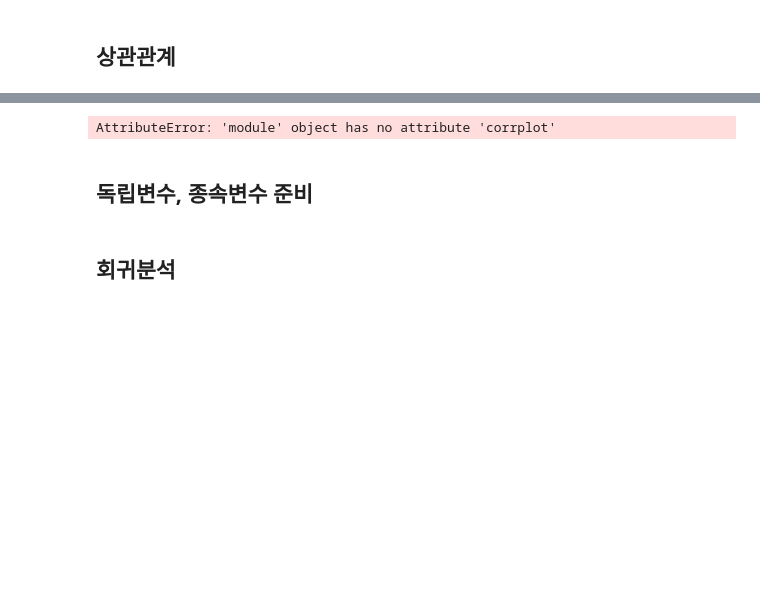
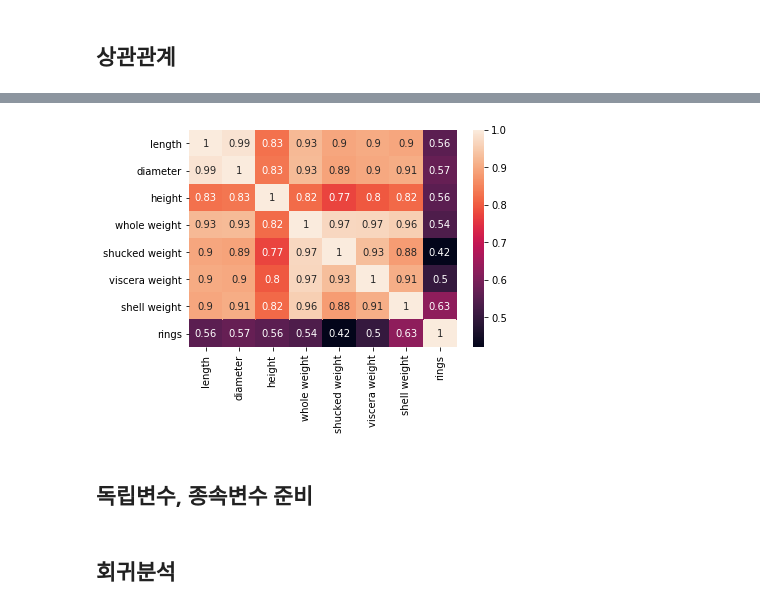
Before and after one commit to HeegeePark/MyStudySpace, a Jupyter notebook: 2019-2/BigData_Spark/src/ds7_regression.ipynb, the cells around one changed output, grey strips where cells are left out. Saved outputs shown, nothing was run; the diff lists cells and outputs as text; code cells hidden in the pictures; blank space fills up the shorter version.

```diff
--- a/2019-2/BigData_Spark/src/ds7_regression.ipynb
+++ b/2019-2/BigData_Spark/src/ds7_regression.ipynb
@@ -704,9 +725,10 @@ plt.show()
 # %%
 %matplotlib inline
-sns.corrplot(abalone)
+corr=abalone.corr()
+sns.heatmap(corr, annot=True)
 plt.show()
 # %% [output]
-AttributeError: 'module' object has no attribute 'corrplot'
+[figure, added]
 # %% [markdown]
 ## 독립변수, 종속변수 준비
 # %%
```
Also changed, not shown: parts of 68 cells of this notebook, 4 other files.
